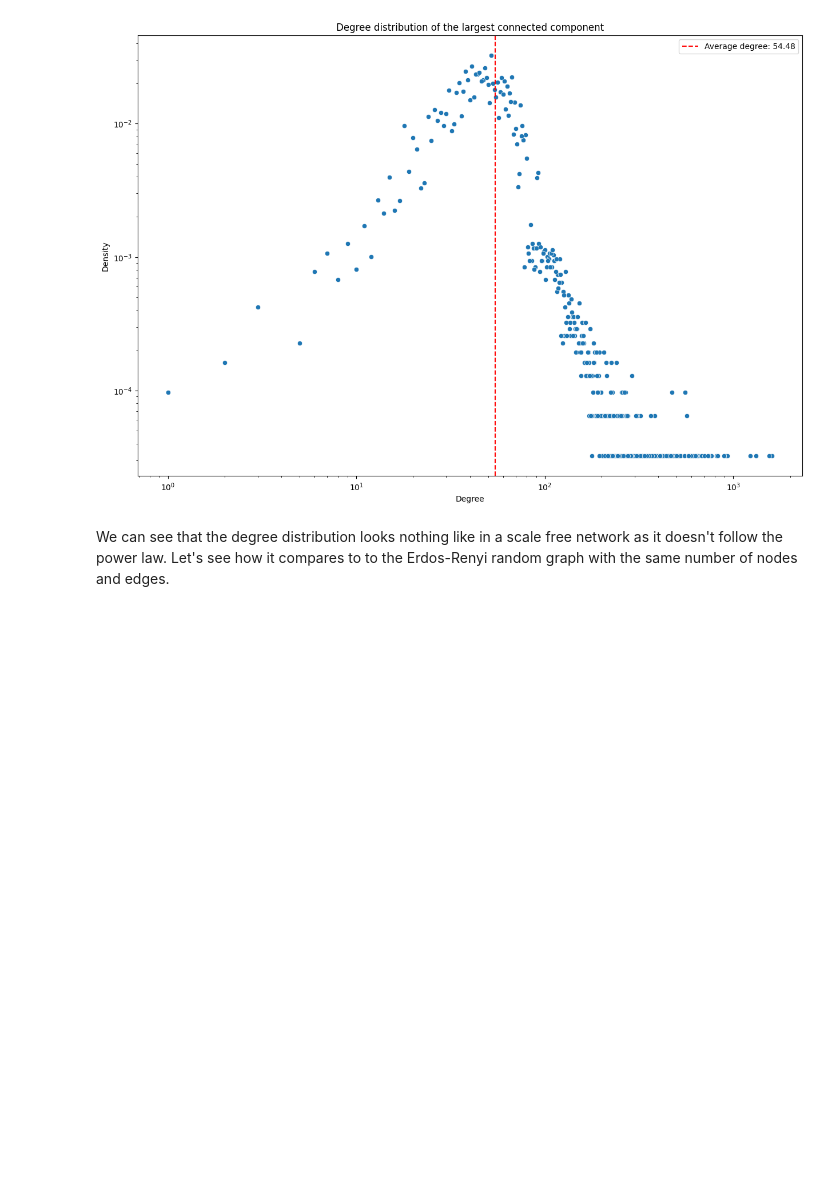
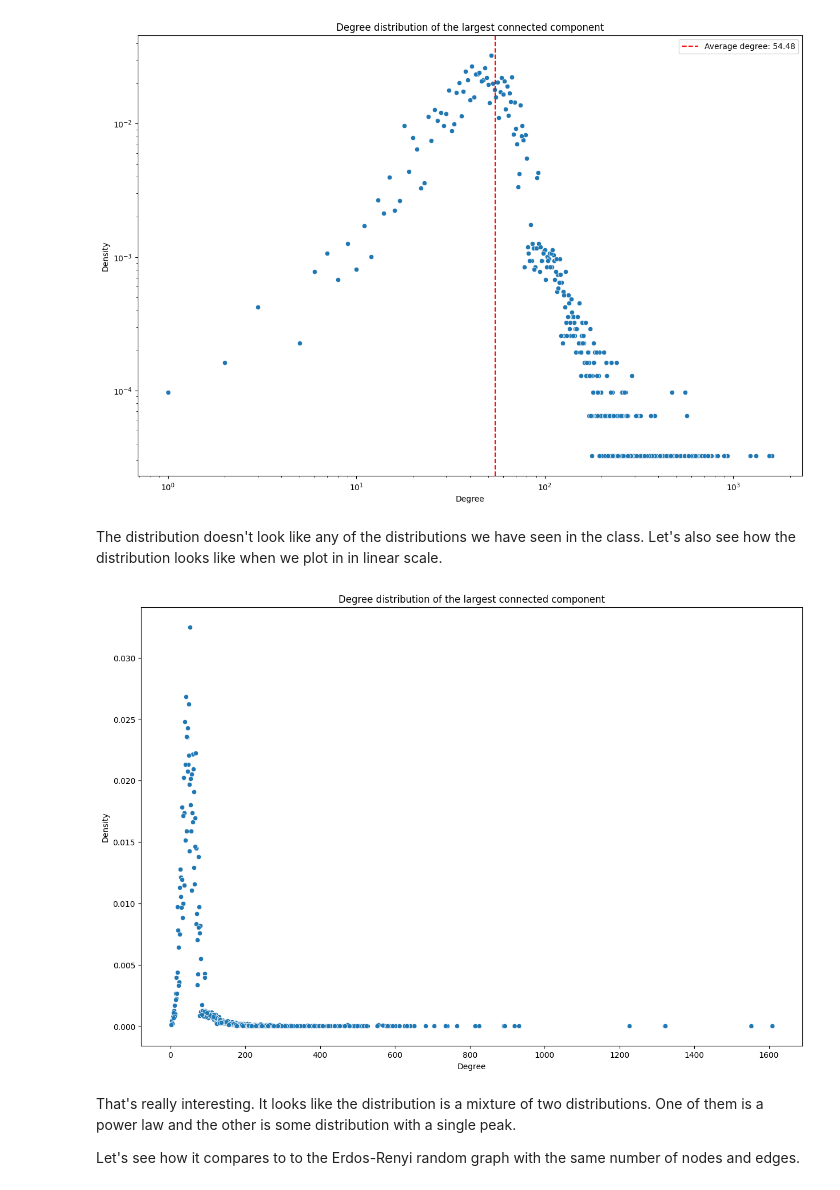
Before and after one commit to steciuk/SNA-reddit-bipartite-analysis, a Jupyter notebook: project.ipynb, the cells around one changed output. Saved outputs shown, nothing was run; the diff lists cells and outputs as text; code cells hidden in the pictures; blank space fills up the shorter version.

```diff
--- a/project.ipynb
+++ b/project.ipynb
@@ -811,8 +837,22 @@ plt.legend()
 plt.show()
 # %% [output]
 [figure]
+# %% [markdown]
+The distribution doesn't look like any of the distributions we have seen in the class. Let's also see how the distribution looks like when we plot in in linear scale.
+# %%
+# Plot the degree distribution on a scatter plot
+plt.figure(figsize=(15, 10))
+sns.scatterplot(data=G_users_lcc_degrees, x="degree", y="density")
+plt.title("Degree distribution of the largest connected component")
+plt.xlabel("Degree")
+plt.ylabel("Density")
+plt.show()
+# %% [output]
+[figure, added]
 # %% [markdown]
-We can see that the degree distribution looks nothing like in a scale free network as it doesn't follow the power law. Let's see how it compares to to the Erdos-Renyi random graph with the same number of nodes and edges.
+That's really interesting. It looks like the distribution is a mixture of two distributions. One of them is a power law and the other is some distribution with a single peak.
+
+Let's see how it compares to to the Erdos-Renyi random graph with the same number of nodes and edges.
 # %%
 # Create Erdos-Renyi random graph with the same number of nodes and edges as the largest connected component
 num_nodes_complete_graph = G_users_lcc.number_of_nodes() * (G_users_lcc.number_of_nodes() - 1) / 2
```
Also changed, not shown: parts of 49 cells of this notebook, 10 other files.
